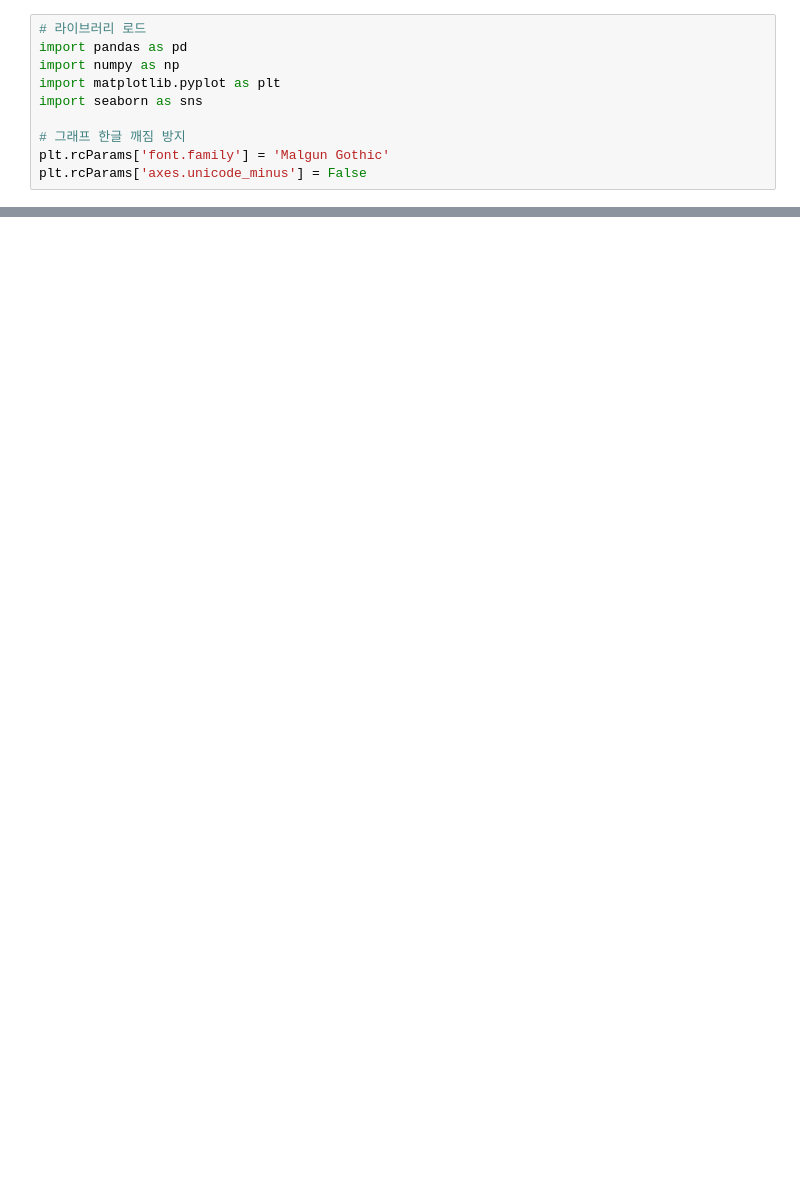
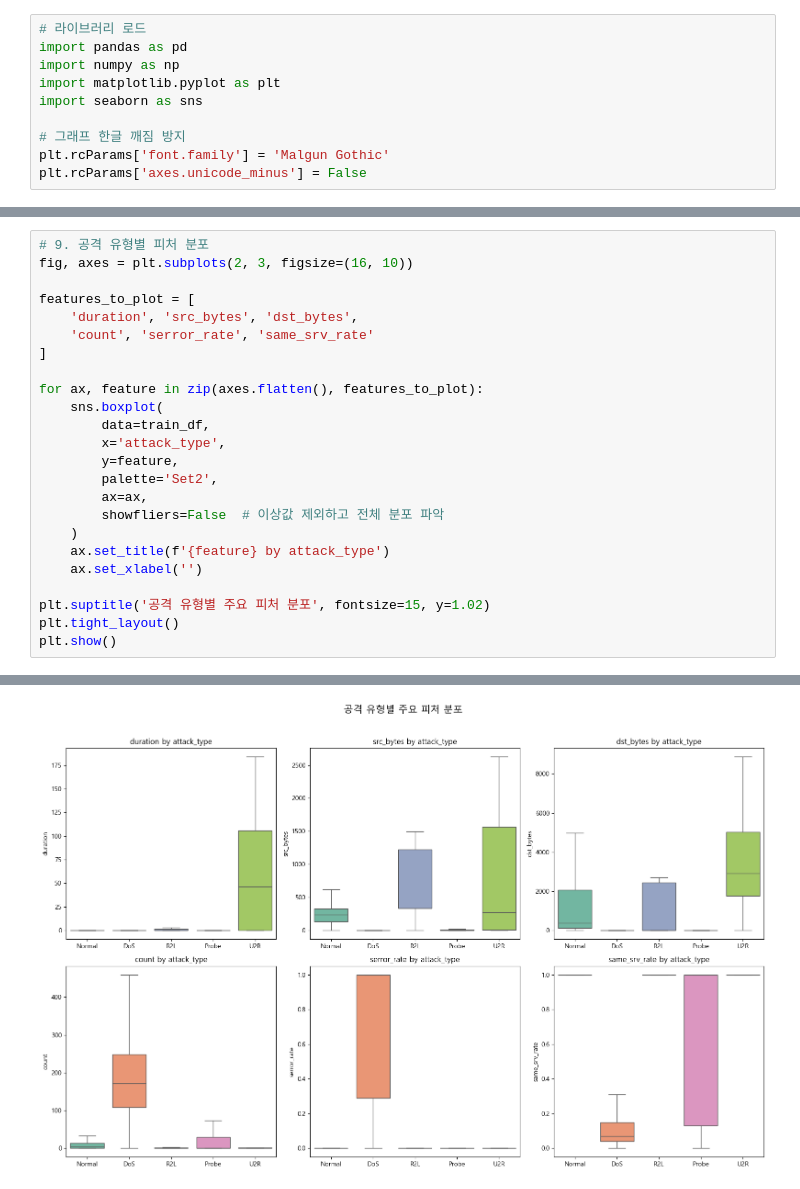
Before and after one commit to eunjin0468/ids-ml, a Jupyter notebook: 01.EDA.ipynb, the cells around one changed output, grey strips where cells are left out. Cells and saved outputs as stored; diff of their text form; blank space fills up the shorter version.

```diff
--- a/01.EDA.ipynb
+++ b/01.EDA.ipynb
@@ -95,0 +209,25 @@ Name: proportion, dtype: float64
+# %%
+# 9. 공격 유형별 피처 분포
+fig, axes = plt.subplots(2, 3, figsize=(16, 10))
+
+features_to_plot = [
+    'duration', 'src_bytes', 'dst_bytes',
+    'count', 'serror_rate', 'same_srv_rate'
+]
+
+for ax, feature in zip(axes.flatten(), features_to_plot):
+    sns.boxplot(
+        data=train_df,
+        x='attack_type',
+        y=feature,
+        palette='Set2',
+        ax=ax,
+        showfliers=False  # 이상값 제외하고 전체 분포 파악
+    )
+    ax.set_title(f'{feature} by attack_type')
+    ax.set_xlabel('')
+
+plt.suptitle('공격 유형별 주요 피처 분포', fontsize=15, y=1.02)
+plt.tight_layout()
+plt.show()
+# %% [output]
@@ -95,0 +251 @@ Name: proportion, dtype: float64
+[figure, added]
```
Also changed, not shown: parts of 10 cells of this notebook.
